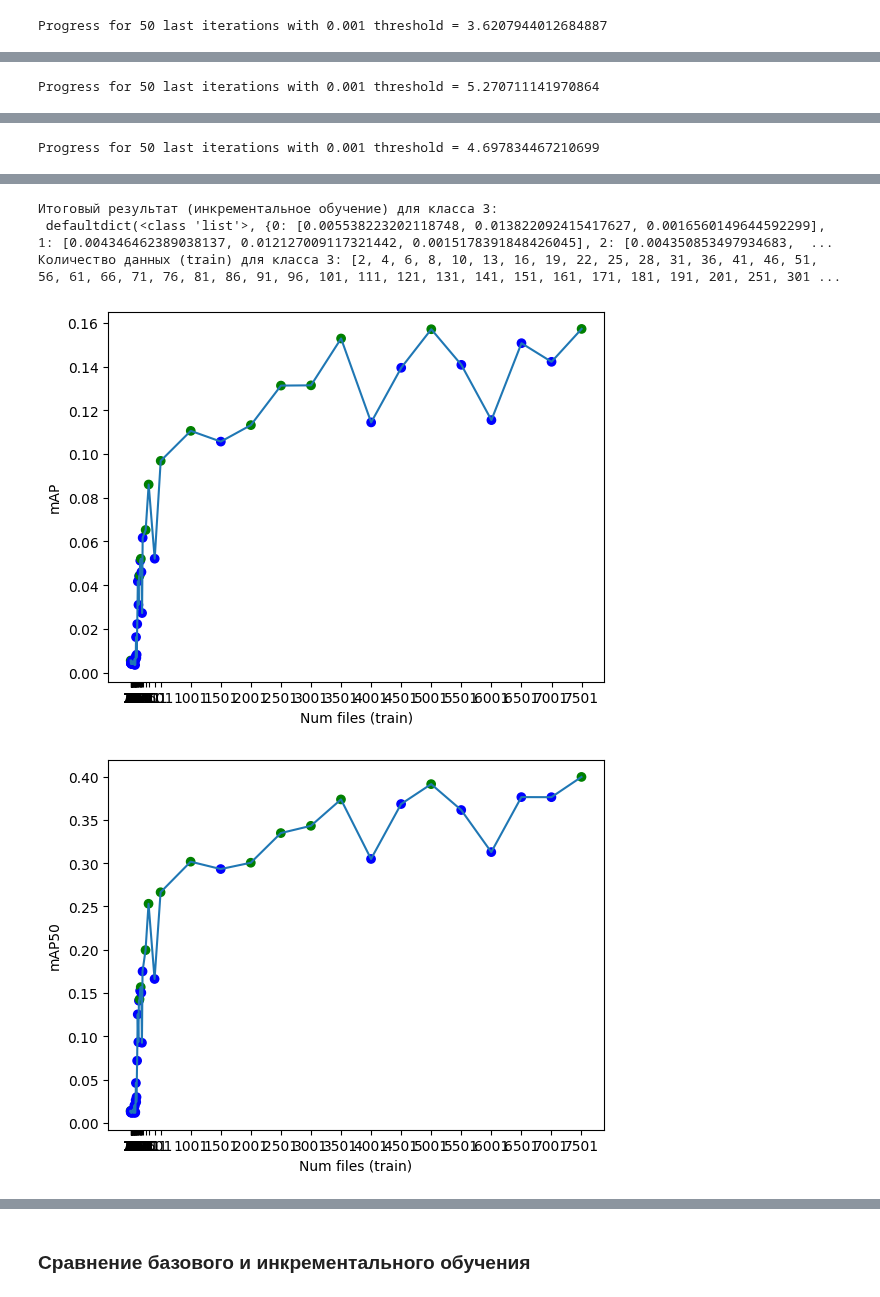
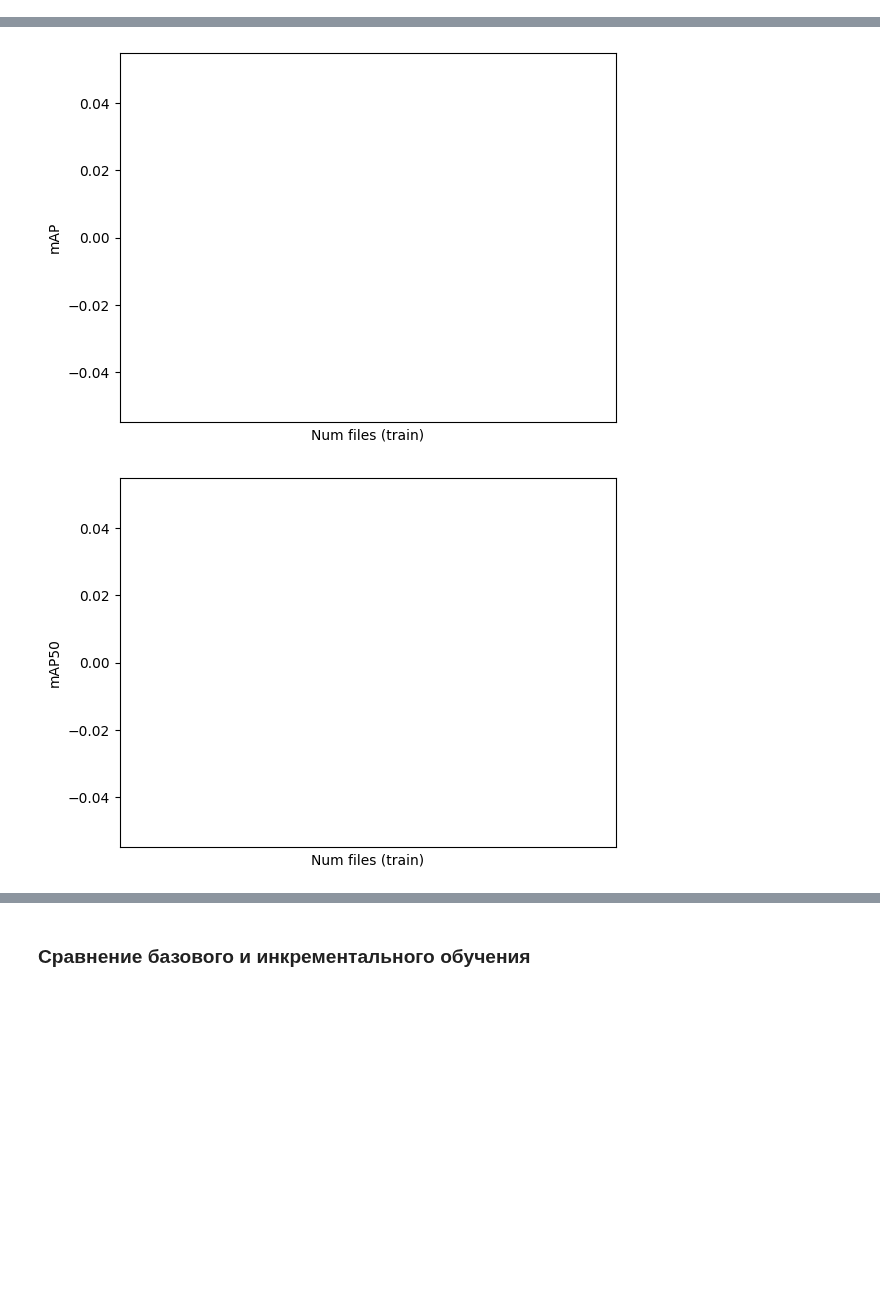
Before and after one commit to CTLab-ITMO/PTS-SP, a Jupyter notebook: yolov8.ipynb, the cells around one changed output, grey strips where cells are left out. Cells and saved outputs as stored; diff of their text form; code cells hidden in the pictures; blank space fills up the shorter version.

Commit message:
Kaggle Notebook | yolov8 | Version 83

```diff
--- a/yolov8.ipynb
+++ b/yolov8.ipynb
@@ -744,7 +745,7 @@ class YoloModel:
 locale.getpreferredencoding = lambda: "UTF-8"
 
 PATH_TO_MODEL = "/kaggle/working/yolov8m-seg.pt"
-PATH_TO_YAML = "/kaggle/working/Severstal-steel-defects-1/data.yaml"
+PATH_TO_YAML = "/kaggle/working/feet-14/data.yaml"
 TRAIN_PERC = 0.8
 TEST_PERC = 0.1
 VAL_PERC = 0.1
@@ -807 +790,0 @@ YOLOv8m-seg summary (fused): 245 layers, 27224700 parameters, 0 gradients, 110.0
-Progress for 50 last iterations with 0.001 threshold = 3.6207944012684887
@@ -825 +790,0 @@ Speed: 0.1ms preprocess, 7.7ms inference, 0.0ms loss, 0.9ms postprocess per imag
-Progress for 50 last iterations with 0.001 threshold = 5.270711141970864
@@ -843 +790,0 @@ Speed: 0.1ms preprocess, 7.7ms inference, 0.0ms loss, 0.9ms postprocess per imag
-Progress for 50 last iterations with 0.001 threshold = 4.697834467210699
@@ -861,5 +791,2 @@ Speed: 0.1ms preprocess, 7.7ms inference, 0.0ms loss, 1.0ms postprocess per imag
-Итоговый результат (инкрементальное обучение) для класса 3:
- defaultdict(<class 'list'>, {0: [0.005538223202118748, 0.013822092415417627, 0.0016560149644592299], 1: [0.004346462389038137, 0.012127009117321442, 0.0015178391848426045], 2: [0.004350853497934683,  ...
-Количество данных (train) для класса 3: [2, 4, 6, 8, 10, 13, 16, 19, 22, 25, 28, 31, 36, 41, 46, 51, 56, 61, 66, 71, 76, 81, 86, 91, 96, 101, 111, 121, 131, 141, 151, 161, 171, 181, 191, 201, 251, 301 ...
-[figure, old version]
+[figure, new version]
-[figure, old version]
+[figure, new version]
```
Also changed, not shown: parts of 3 cells of this notebook.
